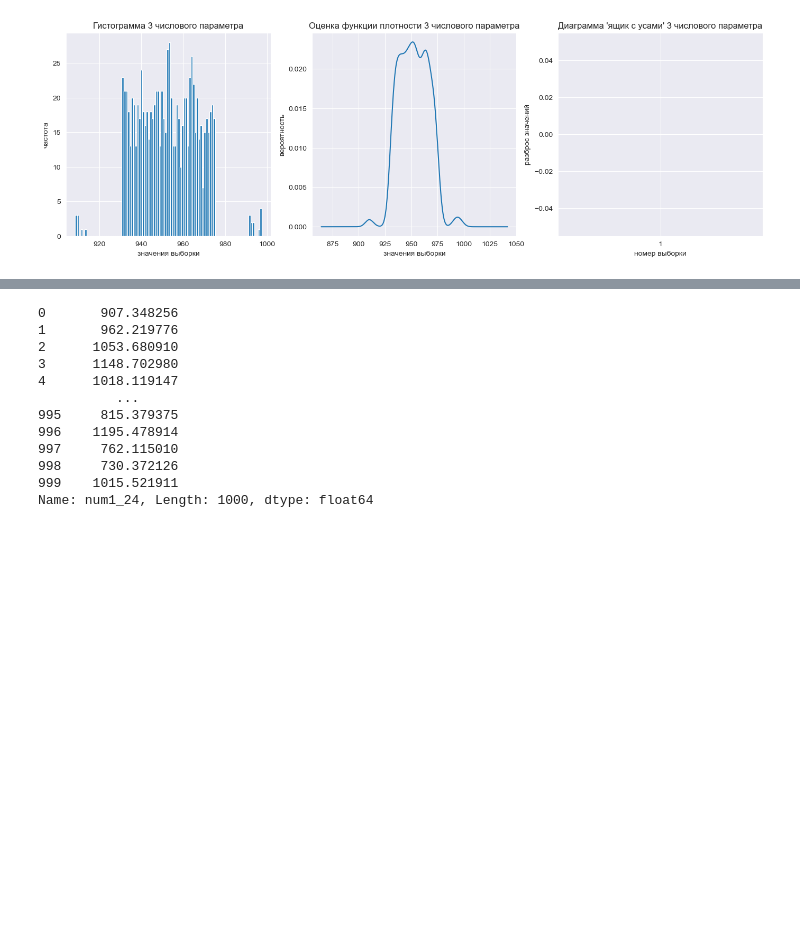
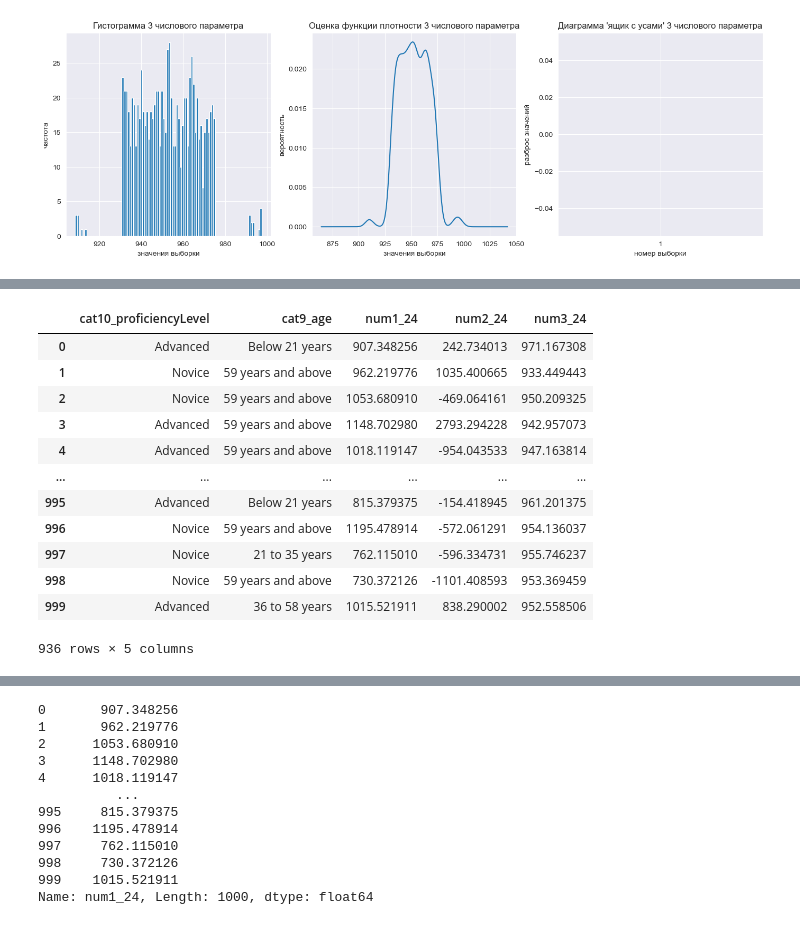
Before and after one commit to fongradnastya/data_analysis_1, a Jupyter notebook: notebooks/work1.ipynb, the cells around one changed output, grey strips where cells are left out. Cells and saved outputs as stored; diff of their text form; code cells hidden in the pictures; blank space fills up the shorter version.

```diff
--- a/notebooks/work1.ipynb
+++ b/notebooks/work1.ipynb
@@ -247,0 +299,18 @@ def outlier_estimation(value):
+# %%
+low, high = outlier_estimation(frame_quantile, NUM_1)
+dropped_values = frame_quantile[NUM_1][(frame_quantile[NUM_1] < low) | (frame_quantile[NUM_1] > high)]
+frame_quantile = frame_quantile.drop(dropped_values.index)
+# %% [output]
+|  | cat10_proficiencyLevel | cat9_age | num1_24 | num2_24 | num3_24 |
+| 0 | Advanced | Below 21 years | 907.348256 | 242.734013 | 971.167308 |
+| 1 | Novice | 59 years and above | 962.219776 | 1035.400665 | 933.449443 |
+| 2 | Novice | 59 years and above | 1053.680910 | -469.064161 | 950.209325 |
+| 3 | Advanced | 59 years and above | 1148.702980 | 2793.294228 | 942.957073 |
+| 4 | Advanced | 59 years and above | 1018.119147 | -954.043533 | 947.163814 |
+| ... | ... | ... | ... | ... | ... |
+| 995 | Advanced | Below 21 years | 815.379375 | -154.418945 | 961.201375 |
+| 996 | Novice | 59 years and above | 1195.478914 | -572.061291 | 954.136037 |
+| 997 | Novice | 21 to 35 years | 762.115010 | -596.334731 | 955.746237 |
+| 998 | Novice | 59 years and above | 730.372126 | -1101.408593 | 953.369459 |
+| 999 | Advanced | 36 to 58 years | 1015.521911 | 838.290002 | 952.558506 |
+936 rows × 5 columns
```
Also changed, not shown: parts of 21 cells of this notebook.
